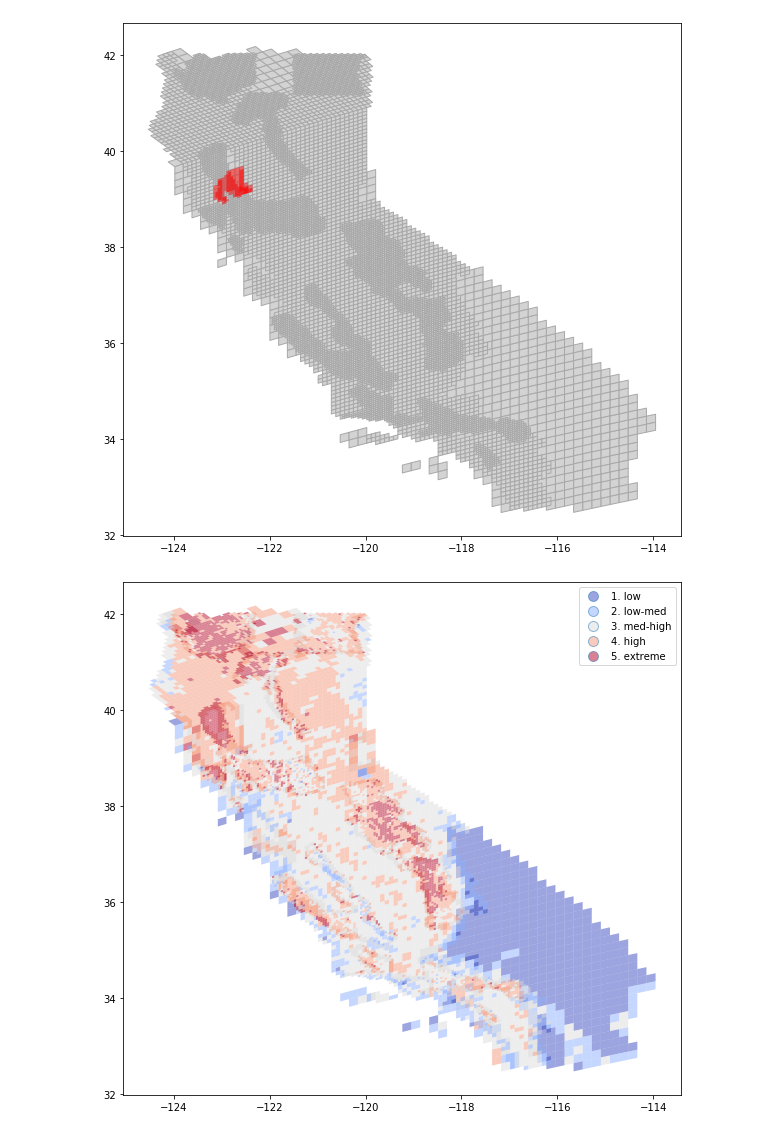
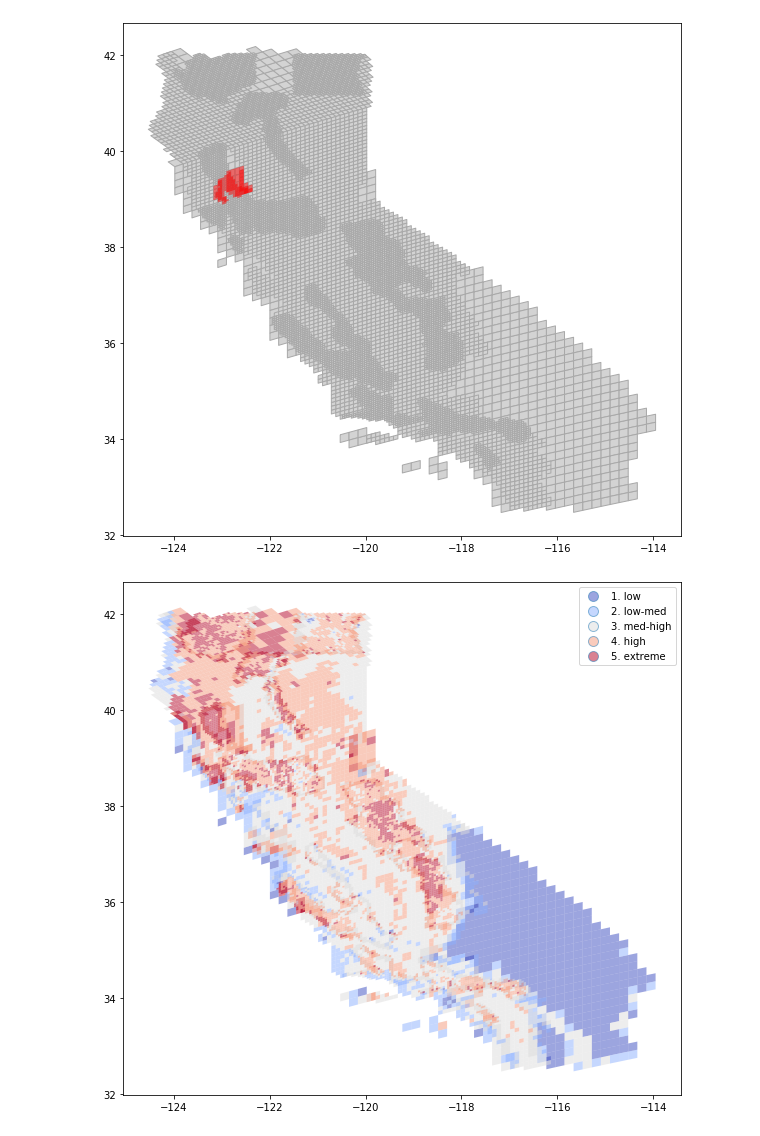
Before and after one commit to jayzuniga/w210_Wildfire, a Jupyter notebook: model/Validation_Viz_Final.ipynb, the cells around one changed output. Drawn from its saved outputs; the diff is of its cells as text; code cells hidden in the pictures.

```diff
--- a/model/Validation_Viz_Final.ipynb
+++ b/model/Validation_Viz_Final.ipynb
@@ -83,0 +66,14 @@ Name: noprecip_cwEQ_ext_probs, dtype: float64
+# %%
+def read_probs(probs_path, probs_name, bin_name):
+    probs = pd.read_csv(probs_path)
+    probs.columns = ['S2_Cells_ID', 'Date', probs_name]
+    probs[bin_name] = bin_probs(probs[probs_name])
+    print(probs.shape)
+    print(probs[bin_name].value_counts())
+    print(probs.groupby(bin_name)[probs_name].min())
+    print(probs.groupby(bin_name)[probs_name].max())
+    return probs
+# %%
+precip70_cwEQ_ext_new_probs = read_probs('./Models/mlp_adam_precip70_cwEQ_ext_new_probs.csv',
+                                         'precip70_cwEQ_ext_new_probs',
+                                         'precip70_cwEQ_ext_new_bins')
@@ -113,7 +127,7 @@ plt.show()
 # %%
 selected_date = '2018-07-27'
 ranch_preds_df = ca_df.merge(ca_wf[ca_wf.WF_ALARM_DATE_DT_DT==selected_date][['S2_Cells_ID','WF_WildFire']], on='S2_Cells_ID', how='left')\
-                   .merge(mlp_adam_noprecip_cwEQ_ext_probs[mlp_adam_noprecip_cwEQ_ext_probs.Date==selected_date].drop(columns='Date'), on='S2_Cells_ID')\
+                   .merge(precip70_cwEQ_ext_new_probs[precip70_cwEQ_ext_new_probs.Date==selected_date].drop(columns='Date'), on='S2_Cells_ID')\
                    .fillna(0)
 ranch_preds_df.shape
 # %% [output]
@@ -134,8 +148,8 @@ plt.show()
 # %%
 fig, ax = plt.subplots(figsize=(10,10))
 ax.set_aspect('equal')
 ax.set_facecolor('white')
-ranch_preds_df.plot(ax=ax, column='noprecip_cwEQ_ext_bins', cmap='coolwarm', legend=True, alpha=0.5)
+ranch_preds_df.plot(ax=ax, column='precip70_cwEQ_ext_new_bins', cmap='coolwarm', legend=True, alpha=0.5)
 plt.show()
 # %% [output]
-[figure, old version]
+[figure, new version]
```
Also changed, not shown: parts of 5 cells of this notebook, 17 other files.
